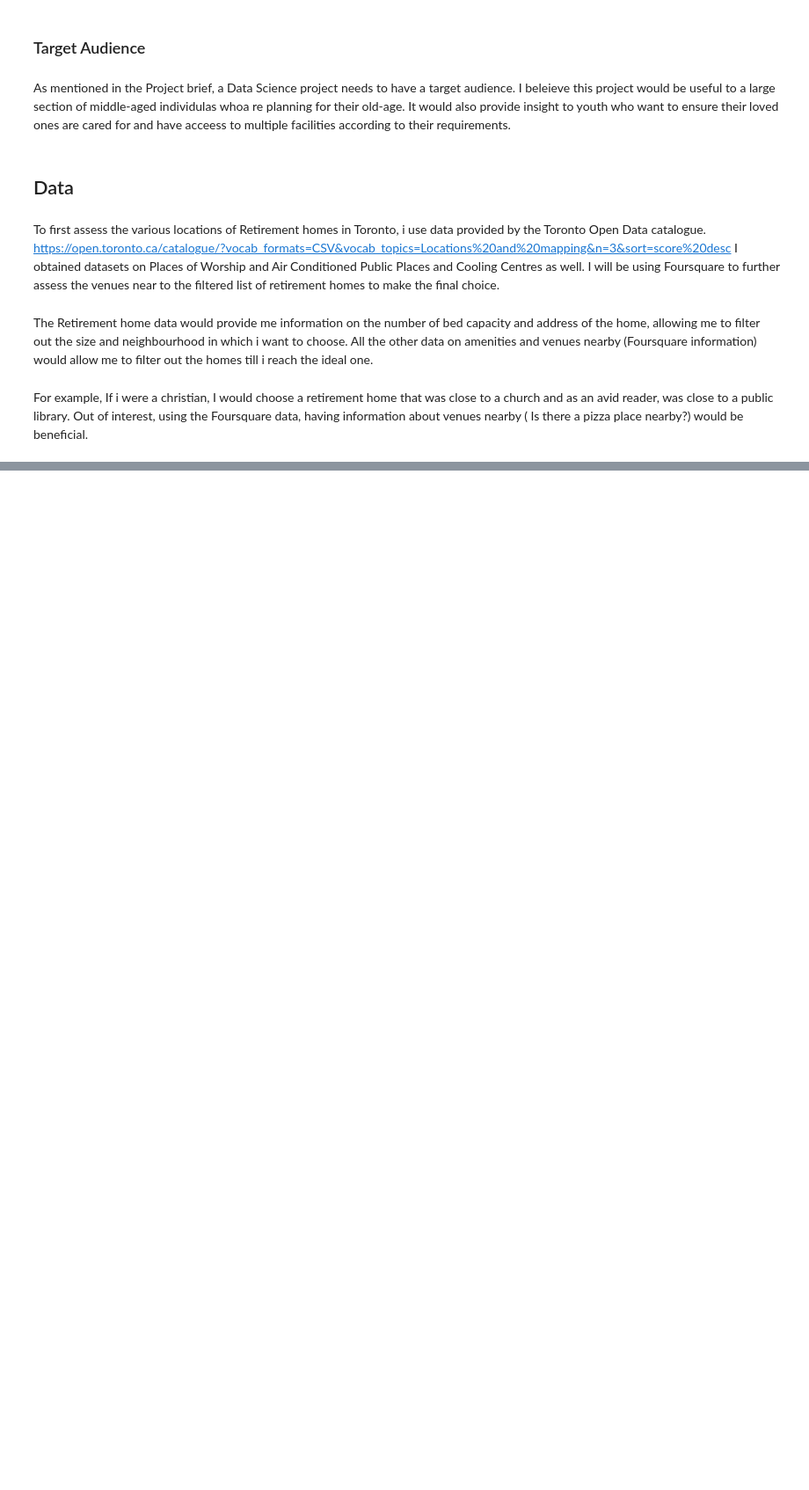
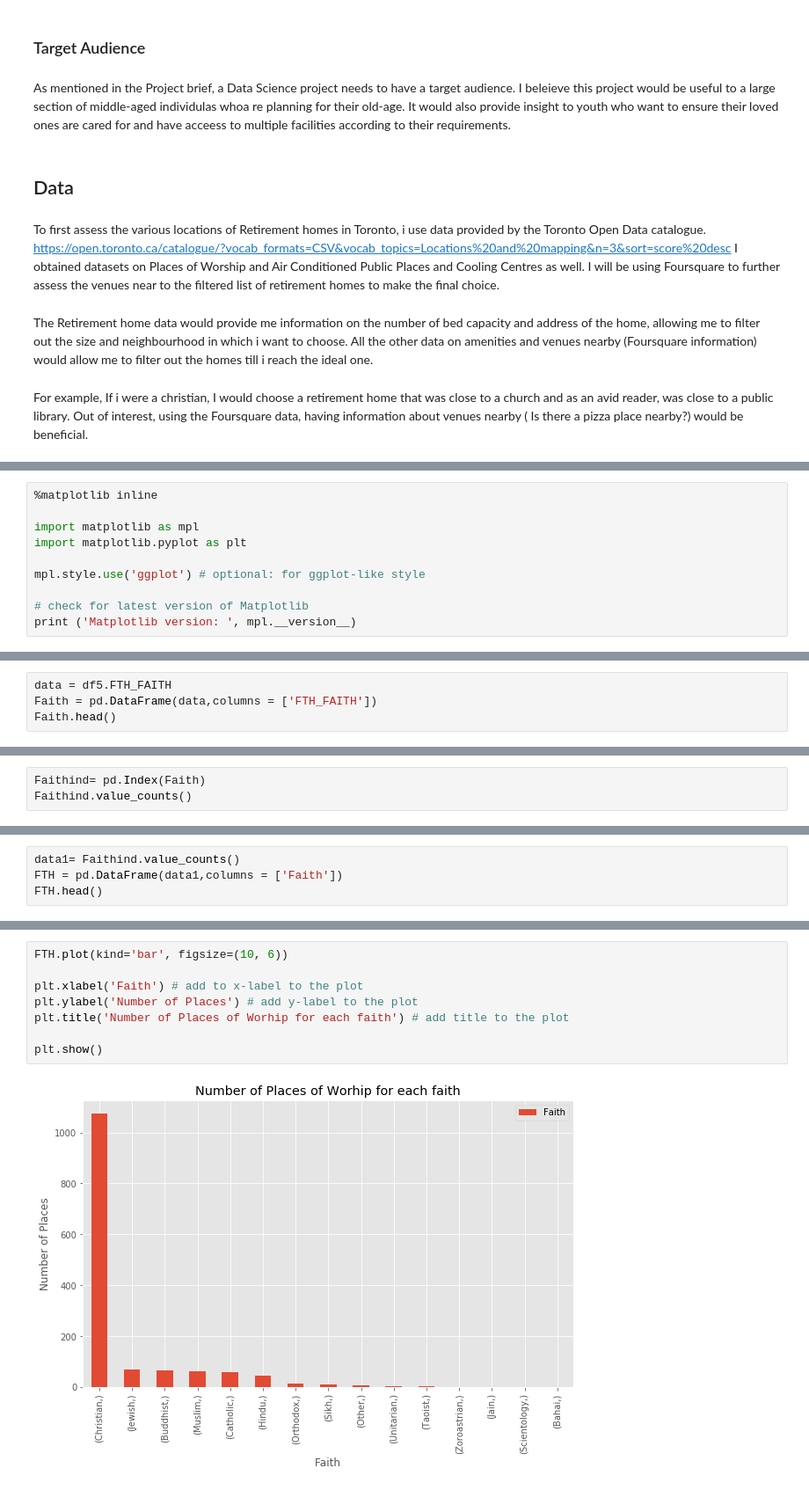
Before and after one commit to raagasrini/Coursera_Capstone, a Jupyter notebook: The Battle of Neighbourhoods (Week 1).ipynb, the cells around one changed output, grey strips where cells are left out. Shown at 88% size. Drawn from its saved outputs; the diff is of its cells as text; blank space fills up the shorter version.

```diff
--- a/The Battle of Neighbourhoods (Week 1).ipynb
+++ b/The Battle of Neighbourhoods (Week 1).ipynb
@@ -24,0 +236,10 @@ For example, If i were a christian, I would choose a retirement home that was cl
+# %%
+%matplotlib inline
+
+import matplotlib as mpl
+import matplotlib.pyplot as plt
+
+mpl.style.use('ggplot') # optional: for ggplot-like style
+
+# check for latest version of Matplotlib
+print ('Matplotlib version: ', mpl.__version__)
@@ -24,0 +248,4 @@ For example, If i were a christian, I would choose a retirement home that was cl
+# %%
+data = df5.FTH_FAITH
+Faith = pd.DataFrame(data,columns = ['FTH_FAITH'])
+Faith.head()
@@ -24,0 +259,3 @@ For example, If i were a christian, I would choose a retirement home that was cl
+# %%
+Faithind= pd.Index(Faith)
+Faithind.value_counts()
@@ -24,0 +279,4 @@ For example, If i were a christian, I would choose a retirement home that was cl
+# %%
+data1= Faithind.value_counts()
+FTH = pd.DataFrame(data1,columns = ['Faith'])
+FTH.head()
@@ -24,0 +290,10 @@ For example, If i were a christian, I would choose a retirement home that was cl
+# %%
+FTH.plot(kind='bar', figsize=(10, 6))
+
+plt.xlabel('Faith') # add to x-label to the plot
+plt.ylabel('Number of Places') # add y-label to the plot
+plt.title('Number of Places of Worhip for each faith') # add title to the plot
+
+plt.show()
+# %% [output]
+[figure, added]
```
Also changed, not shown: parts of 56 cells of this notebook.
